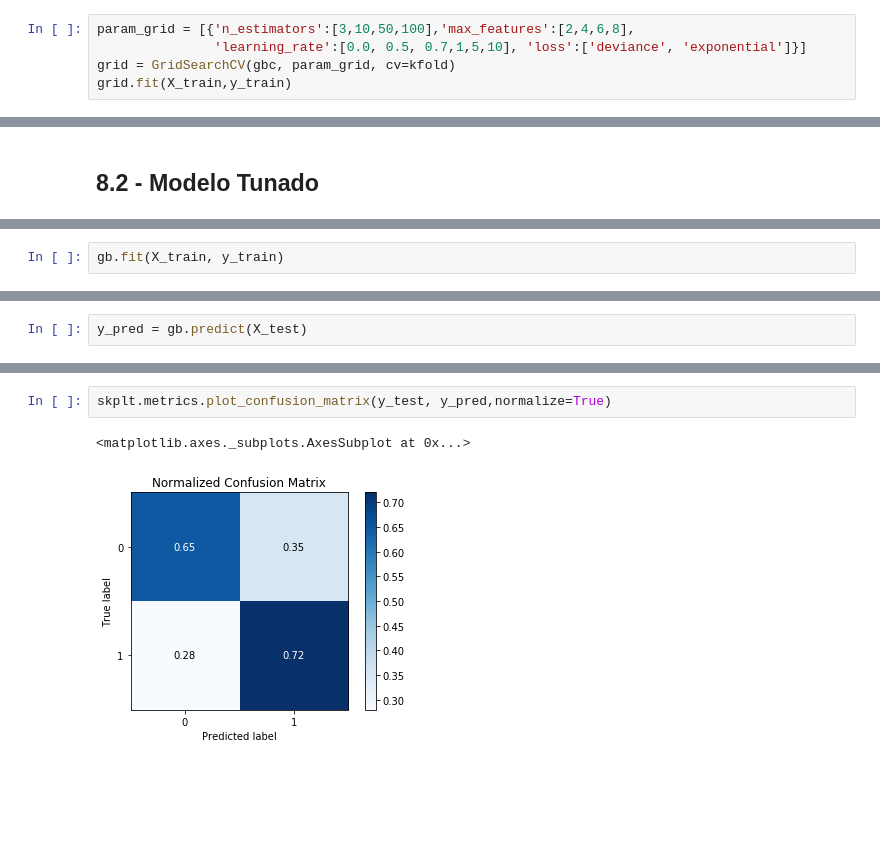
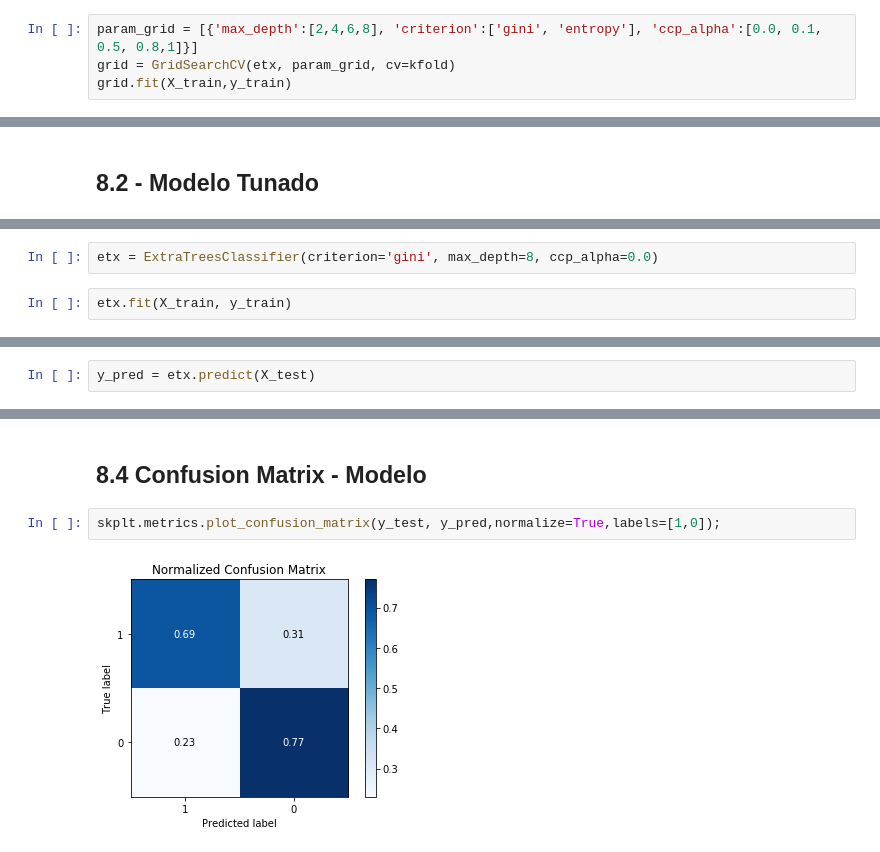
Before and after one commit to marcoaurelio5/Data-Science, a Jupyter notebook: Churn.ipynb, the cells around one changed output, grey strips where cells are left out. Cells and saved outputs as stored; diff of their text form; blank space fills up the shorter version.

```diff
--- a/Churn.ipynb
+++ b/Churn.ipynb
@@ -510,8 +723,7 @@ modelling_result.sort_values('Recall', ascending=False)
 # %% [markdown]
 ## 8.1 - Parametros Grid
 # %%
-param_grid = [{'n_estimators':[3,10,50,100],'max_features':[2,4,6,8],
-               'learning_rate':[0.0, 0.5, 0.7,1,5,10], 'loss':['deviance', 'exponential']}]
-grid = GridSearchCV(gbc, param_grid, cv=kfold)
+param_grid = [{'max_depth':[2,4,6,8], 'criterion':['gini', 'entropy'], 'ccp_alpha':[0.0, 0.1, 0.5, 0.8,1]}]
+grid = GridSearchCV(etx, param_grid, cv=kfold)
 grid.fit(X_train,y_train)
 # %% [output]
@@ -546,3 +753,5 @@ gb = GradientBoostingClassifier(n_estimators=3, max_features= 8, learning_rate=0
+# %%
+etx = ExtraTreesClassifier(criterion='gini', max_depth=8, ccp_alpha=0.0)
 # %%
-gb.fit(X_train, y_train)
+etx.fit(X_train, y_train)
 # %% [output]
@@ -559,3 +766,3 @@ GradientBoostingClassifier(ccp_alpha=0.0, criterion='friedman_mse', init=None,
 # %%
-y_pred = gb.predict(X_test)
+y_pred = etx.predict(X_test)
 # %% [markdown]
@@ -563,5 +789,6 @@ y_pred = gb.predict(X_test)
+# %% [markdown]
+## 8.4 Confusion Matrix - Modelo
 # %%
-skplt.metrics.plot_confusion_matrix(y_test, y_pred,normalize=True)
+skplt.metrics.plot_confusion_matrix(y_test, y_pred,normalize=True,labels=[1,0]);
 # %% [output]
-<matplotlib.axes._subplots.AxesSubplot at 0x...>
-[figure, old version]
+[figure, new version]
```
Also changed, not shown: parts of 109 cells of this notebook.
